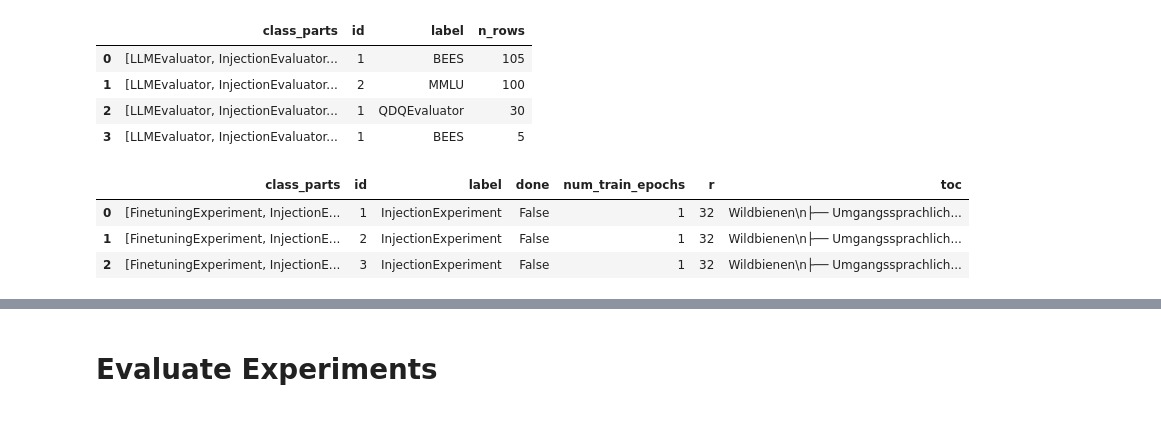
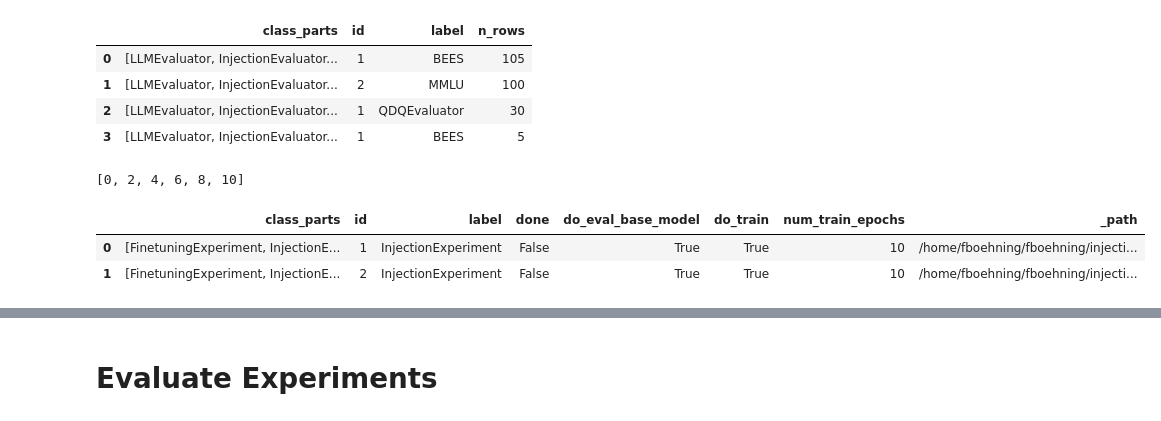
Before and after one commit to fee1ix/beesup_injection_lab, a Jupyter notebook: injection_notebook.ipynb, the cells around one changed output, grey strips where cells are left out. Cells and saved outputs as stored; diff of their text form; code cells hidden in the pictures.

Commit message:
Update InjectionExperiment and InjectionDatahandle configurations; enable evaluation flags, adjust training epochs, and add new data structure for InjectionDatahandle

```diff
--- a/injection_notebook.ipynb
+++ b/injection_notebook.ipynb
@@ -1817,5 +1818,9 @@ InjectionEvaluator().get_overview(keypaths=['n_rows','remarks'])
 | 3 | [LLMEvaluator, InjectionEvaluator... | 1 | BEES | 5 |
 # %%
 reimport()
+# %%
+list(range(0,11,2))
+# %% [output]
+[0, 2, 4, 6, 8, 10]
 # %%
 experiment=InjectionExperiment(
@@ -1853,10 +1857,3 @@ experiment=InjectionExperiment(
 
 experiment.config
 experiment.save()
-# %%
-InjectionExperiment().get_overview(keypaths=['done','dataset_config.n_rows','dataset_config.id','num_train_epochs','r', 'toc'])
-# %% [output]
-|  | class_parts | id | label | done | num_train_epochs | r | toc |
-| 0 | [FinetuningExperiment, InjectionE... | 1 | InjectionExperiment | False | 1 | 32 | Wildbienen\n├── Umgangssprachlich... |
-| 1 | [FinetuningExperiment, InjectionE... | 2 | InjectionExperiment | False | 1 | 32 | Wildbienen\n├── Umgangssprachlich... |
-| 2 | [FinetuningExperiment, InjectionE... | 3 | InjectionExperiment | False | 1 | 32 | Wildbienen\n├── Umgangssprachlich... |
@@ -1862,0 +1862,7 @@ InjectionExperiment().get_overview(keypaths=['done','dataset_config.n_rows','dat
+# %%
+experiments_df=InjectionExperiment().get_overview(keypaths=['done','do_eval_base_model','do_train','num_train_epochs','_path'])
+experiments_df
+# %% [output]
+|  | class_parts | id | label | done | do_eval_base_model | do_train | num_train_epochs | _path |
+| 0 | [FinetuningExperiment, InjectionE... | 1 | InjectionExperiment | False | True | True | 10 | /home/fboehning/fboehning/injecti... |
+| 1 | [FinetuningExperiment, InjectionE... | 2 | InjectionExperiment | False | True | True | 10 | /home/fboehning/fboehning/injecti... |
```
Also changed, not shown: parts of 21 cells of this notebook, 3 other files.
